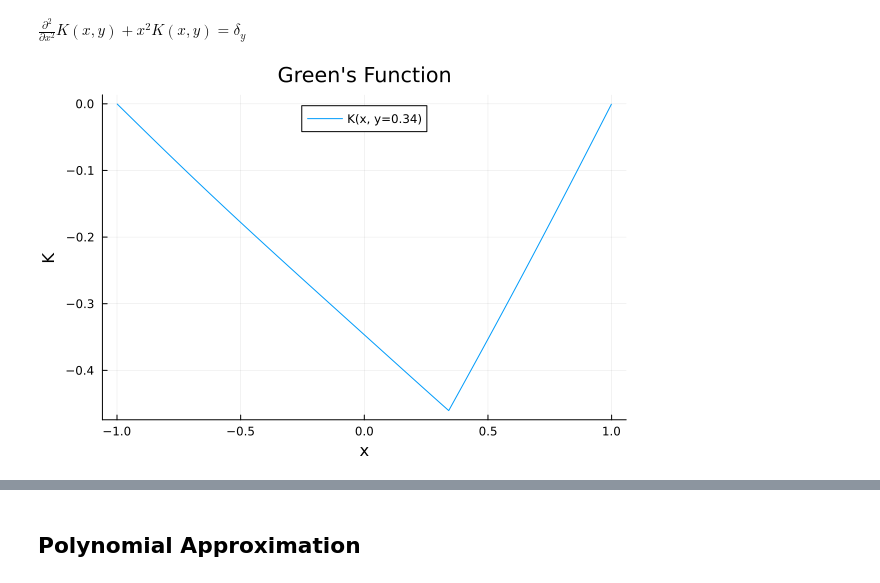
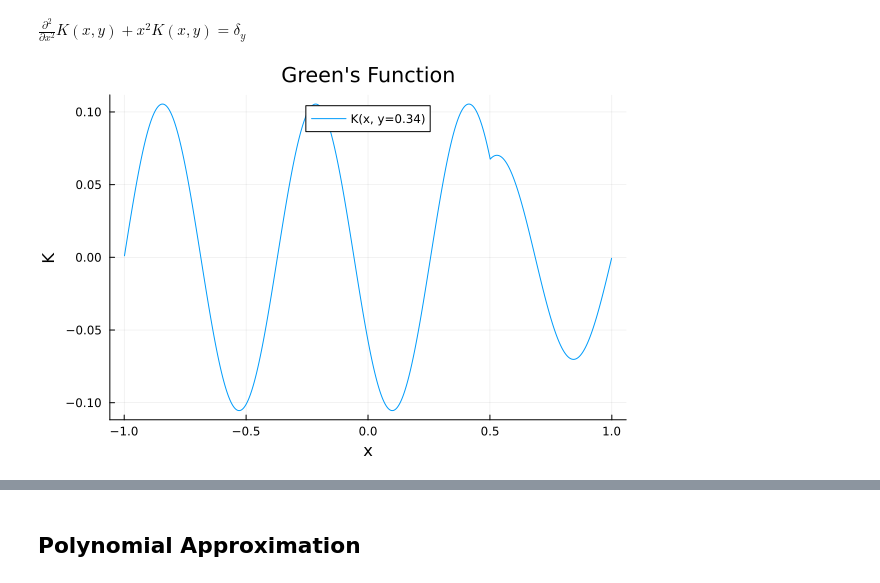
Before and after one commit to cgjunior3-14/M2R-Learning-Greens-Functions, a Jupyter notebook: 1D interpolation.ipynb, the cells around one changed output, grey strips where cells are left out. Saved outputs shown, nothing was run; the diff lists cells and outputs as text; code cells hidden in the pictures.

```diff
--- a/1D interpolation.ipynb
+++ b/1D interpolation.ipynb
@@ -220,22 +223,22 @@ $\frac{\partial^2}{\partial x^2} K(x,y) + x^2K(x,y) = \delta_y$
 # %%
 using LinearAlgebra
 using Plots
 
 n = 2000
 x = range(-1, 1; length=n+2)
 h = step(x)
 x_inner = x[2:n+1]   # n interior points
 # Define the potential V(x) = x^2
 Z = x_inner.^2
-T = SymTridiagonal(ones(n).*(-2/h^2 .+ Z),ones(n-1)*1/h^2)
+T = SymTridiagonal(ones(n).*(-2/h^2 .+ 100),ones(n-1)*1/h^2)
 # Right-hand side: approximate δ(x - y) at y
 f_2 = zeros(n)
-y = 0.34
+y = 0.5
 i_y = argmin(abs.(x.-y))  # index closest to y
 f_2[i_y] = 1/h  # spike approximating δ
 
 K = T \ f_2 # if it's supposed to be -u''
 
 plot(x_inner, K, label = "K(x, y=0.34)", xlabel = "x", ylabel = "K", title = "Green's Function", legend = :top)
 # %% [output]
-[figure, old version]
+[figure, new version]
```
Also changed, not shown: parts of 5 cells of this notebook.
